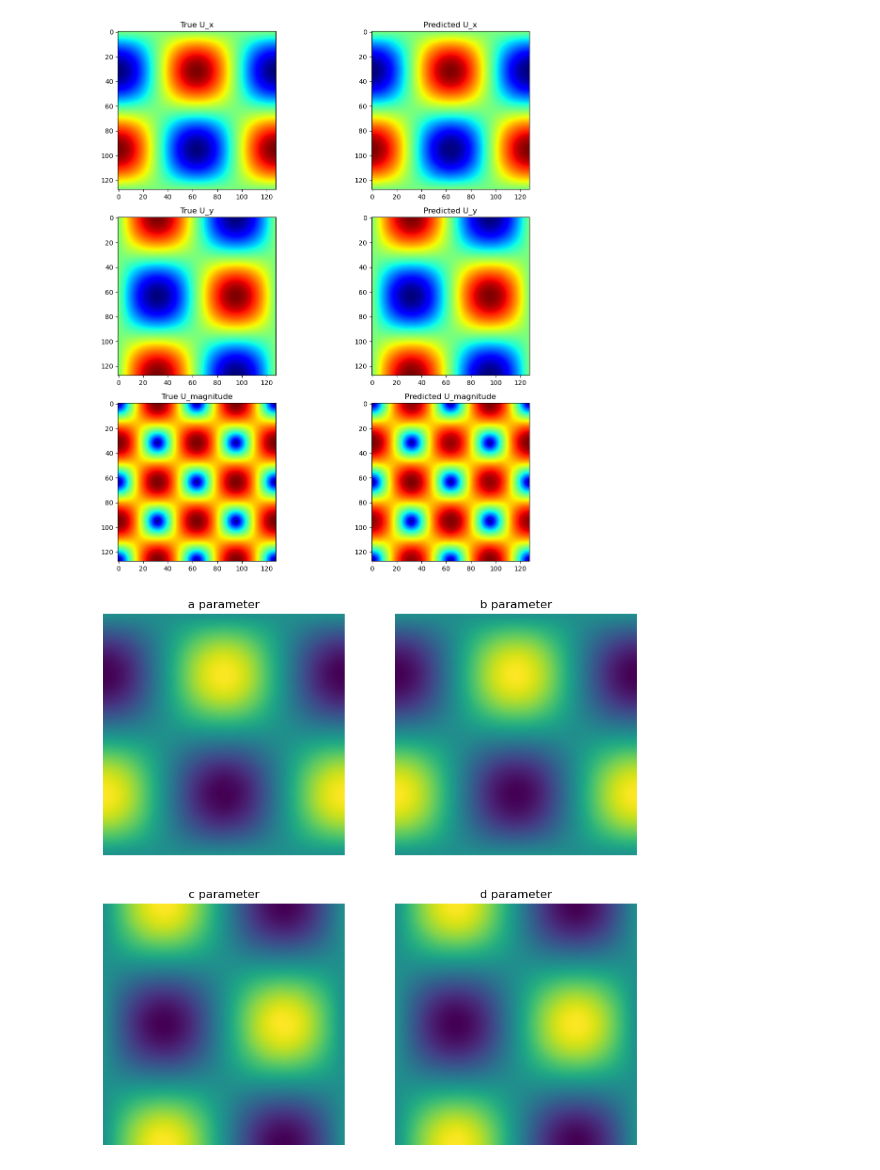
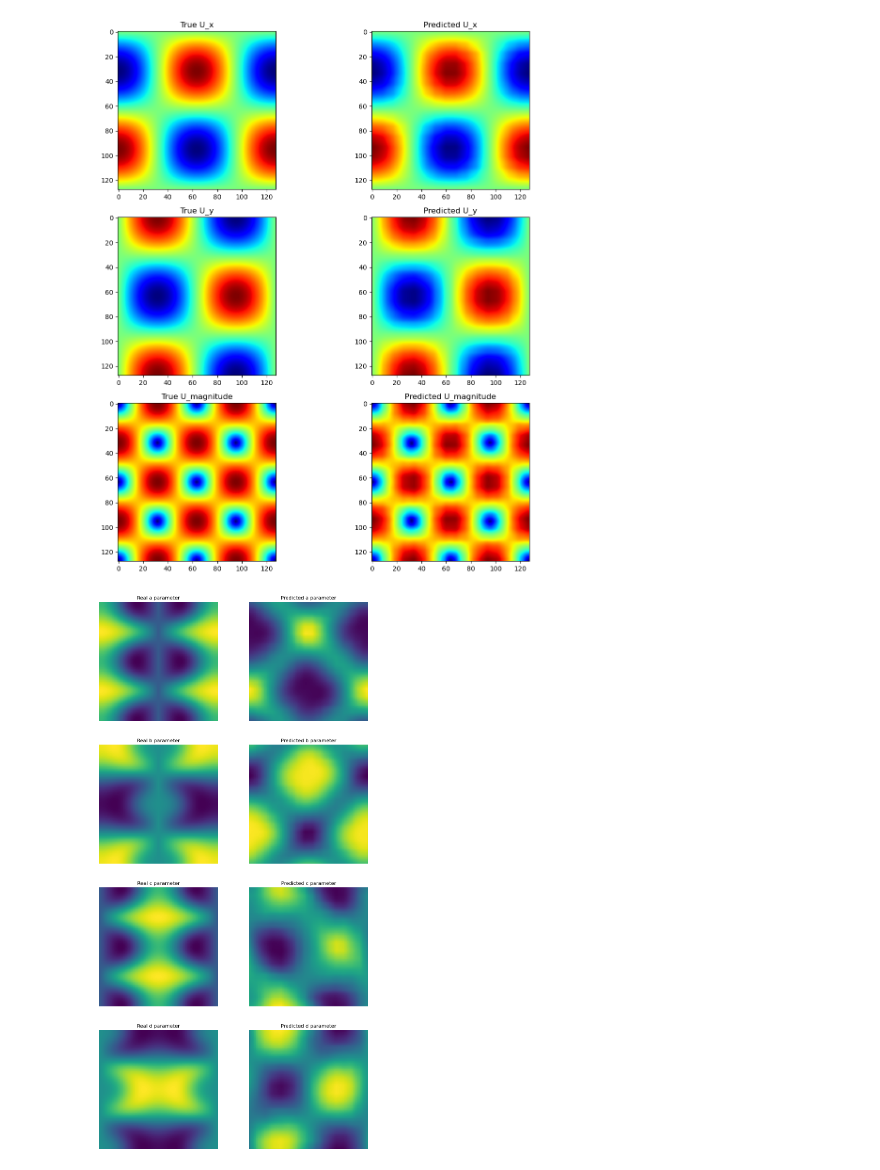
Before and after one commit to jackyvava/SR_waveFunction, a Jupyter notebook: code_Final_7_13.ipynb, the cells around one changed output. Saved outputs shown, nothing was run; the diff lists cells and outputs as text; code cells hidden in the pictures.

```diff
--- a/code_Final_7_13.ipynb
+++ b/code_Final_7_13.ipynb
@@ -283,11 +533,11 @@ def loss_function(predicted_abcd, true_velocity, epsilon):
 # %%
 # 超参数
 learning_rate = 0.001
-num_epochs = 10000
+num_epochs = 1000
 epsilon = 0.01
 
 # 创建模型和优化器
-model = ModelA()
+model = ModelAWithConstraints()
 optimizer = optim.Adam(model.parameters(), lr=learning_rate)
 # %%
 # 训练模型
@@ -395,39 +645,55 @@ plt.tight_layout()
 plt.show()
 # %% [output]
 [figure]
+# %%
+# 计算真实的a, b, c, d值
+a_real = a(X, Y)
+b_real = b(X, Y)
+c_real = c(X, Y)
+d_real = d(X, Y)
 # %%
 import matplotlib.pyplot as plt
 
-# 计算预测的速度场
-a_test = predicted_abcd_test[:, 0, :, :].squeeze().numpy()
-b_test = predicted_abcd_test[:, 1, :, :].squeeze().numpy()
-c_test = predicted_abcd_test[:, 2, :, :].squeeze().numpy()
-d_test = predicted_abcd_test[:, 3, :, :].squeeze().numpy()
+# 创建图形窗口
+fig, axs = plt.subplots(4, 2, figsize=(12, 24))
 
-# 创建图形窗口
-fig, axs = plt.subplots(2, 2, figsize=(10, 10))
-
-# 可视化a参数
-axs[0, 0].imshow(a_test, cmap='viridis')
-axs[0, 0].set_title('a parameter')
+# 可视化真实和预测的a参数
+axs[0, 0].imshow(a_real, cmap='viridis')
+axs[0, 0].set_title('Real a parameter')
 axs[0, 0].axis('off')
 
-# 可视化b参数
-axs[0, 1].imshow(b_test, cmap='viridis')
-axs[0, 1].set_title('b parameter')
+axs[0, 1].imshow(a_test, cmap='viridis')
+axs[0, 1].set_title('Predicted a parameter')
 axs[0, 1].axis('off')
 
-# 可视化c参数
-axs[1, 0].imshow(c_test, cmap='viridis')
-axs[1, 0].set_title('c parameter')
+# 可视化真实和预测的b参数
+axs[1, 0].imshow(b_real, cmap='viridis')
+axs[1, 0].set_title('Real b parameter')
 axs[1, 0].axis('off')
 
-# 可视化d参数
-axs[1, 1].imshow(d_test, cmap='viridis')
-axs[1, 1].set_title('d parameter')
+axs[1, 1].imshow(b_test, cmap='viridis')
+axs[1, 1].set_title('Predicted b parameter')
 axs[1, 1].axis('off')
+
+# 可视化真实和预测的c参数
+axs[2, 0].imshow(c_real, cmap='viridis')
+axs[2, 0].set_title('Real c parameter')
+axs[2, 0].axis('off')
+
+axs[2, 1].imshow(c_test, cmap='viridis')
+axs[2, 1].set_title('Predicted c parameter')
+axs[2, 1].axis('off')
+
+# 可视化真实和预测的d参数
+axs[3, 0].imshow(d_real, cmap='viridis')
+axs[3, 0].set_title('Real d parameter')
+axs[3, 0].axis('off')
+
+axs[3, 1].imshow(d_test, cmap='viridis')
+axs[3, 1].set_title('Predicted d parameter')
+axs[3, 1].axis('off')
 
 # 显示图形
 plt.show()
 # %% [output]
-[figure, old version]
+[figure, new version]
```
Also changed, not shown: parts of 17 cells of this notebook.
